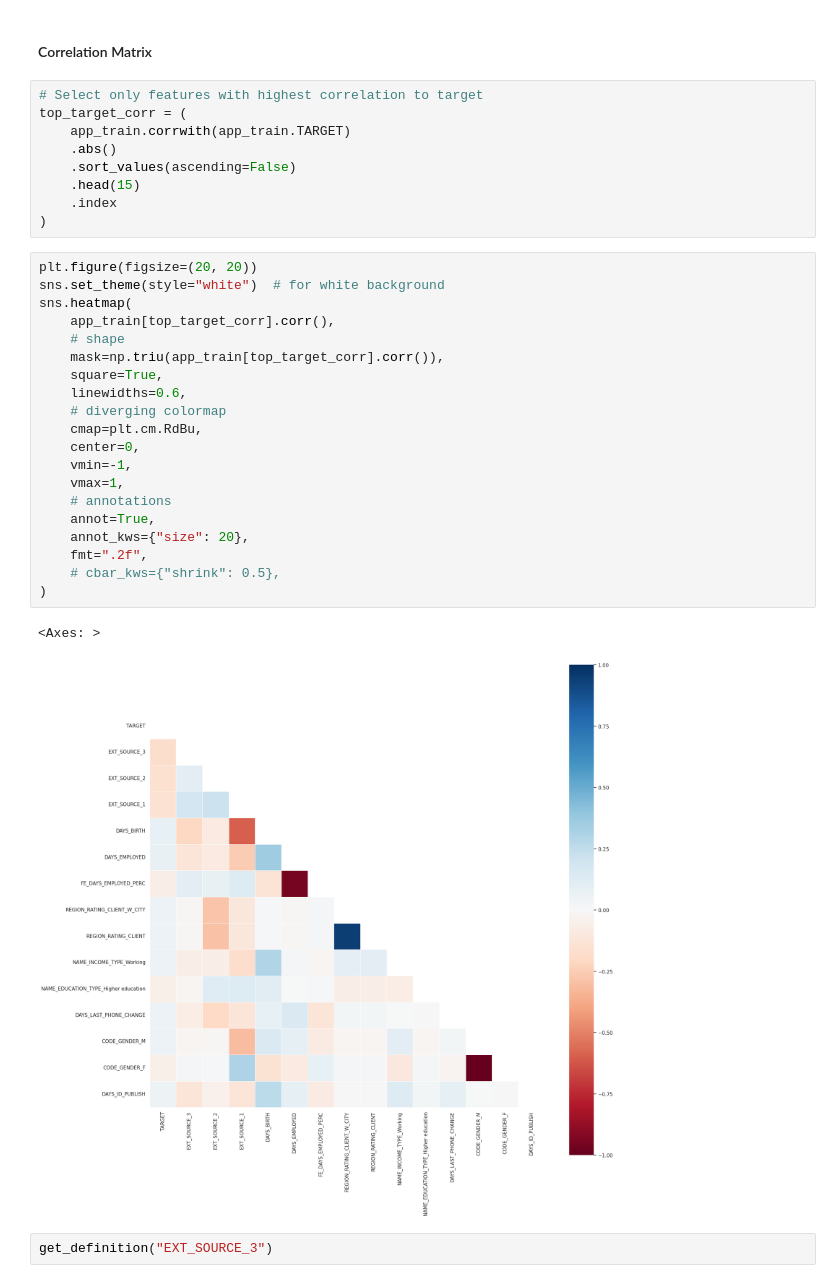
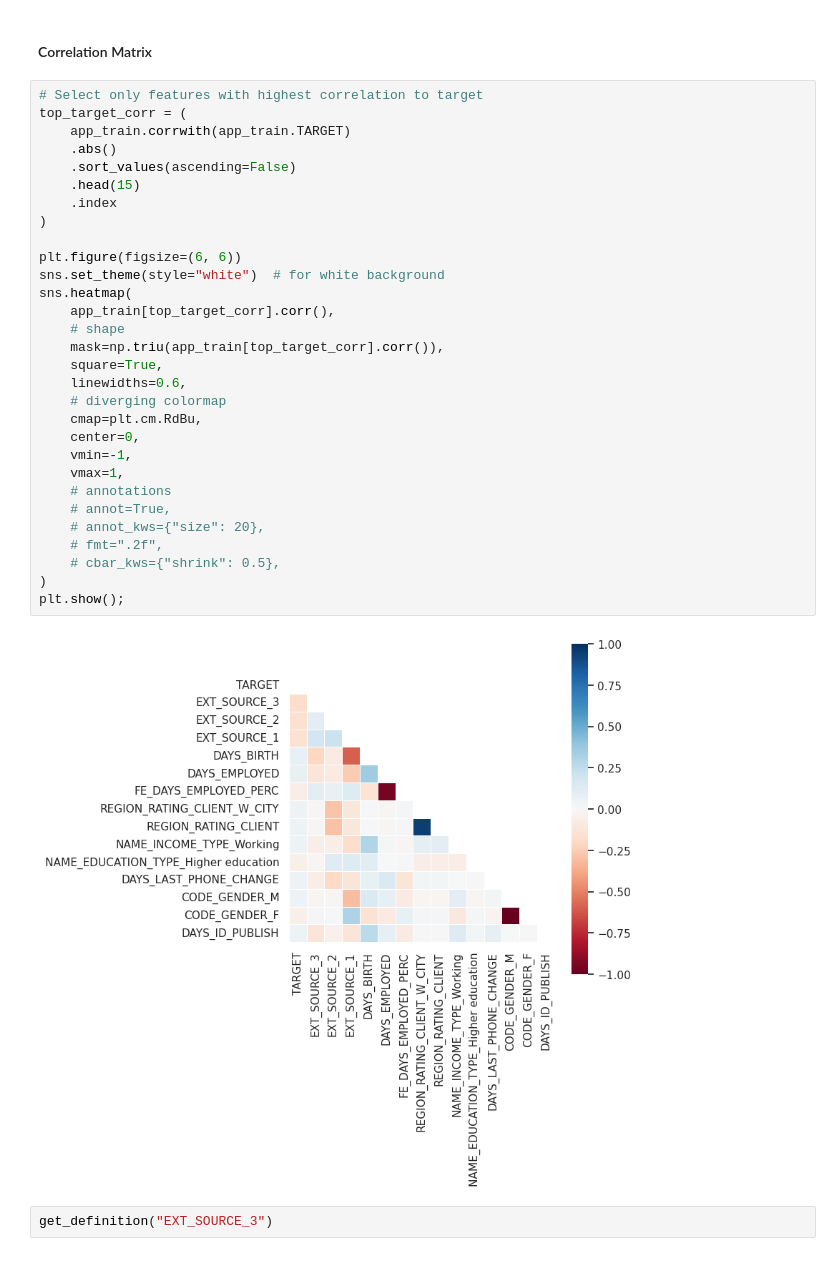
Before and after one commit to carlgennetais/P7_scoring_ML, a Jupyter notebook: notebooks/P7_03_graphical_analysis.ipynb, the cells around one changed output. Cells and saved outputs as stored; diff of their text form.

```diff
--- a/notebooks/P7_03_graphical_analysis.ipynb
+++ b/notebooks/P7_03_graphical_analysis.ipynb
@@ -65,38 +65,38 @@ plt.legend(["0: loan paid", "1: payment difficulties"], loc="lower right")
 ### Bivariate analysis
 # %% [markdown]
 #### Correlation Matrix
-# %%
-# Select only features with highest correlation to target
-top_target_corr = (
-    app_train.corrwith(app_train.TARGET)
-    .abs()
-    .sort_values(ascending=False)
-    .head(15)
-    .index
-)
 # %%
-plt.figure(figsize=(20, 20))
+# Select only features with highest correlation to target
+top_target_corr = (
+    app_train.corrwith(app_train.TARGET)
+    .abs()
+    .sort_values(ascending=False)
+    .head(15)
+    .index
+)
+
+plt.figure(figsize=(6, 6))
 sns.set_theme(style="white")  # for white background
 sns.heatmap(
     app_train[top_target_corr].corr(),
     # shape
     mask=np.triu(app_train[top_target_corr].corr()),
     square=True,
     linewidths=0.6,
     # diverging colormap
     cmap=plt.cm.RdBu,
     center=0,
     vmin=-1,
     vmax=1,
     # annotations
-    annot=True,
-    annot_kws={"size": 20},
-    fmt=".2f",
+    # annot=True,
+    # annot_kws={"size": 20},
+    # fmt=".2f",
     # cbar_kws={"shrink": 0.5},
 )
+plt.show();
 # %% [output]
-<Axes: >
-[figure, old version]
+[figure, new version]
 # %%
 get_definition("EXT_SOURCE_3")
 # %% [output]
```
Also changed, not shown: parts of 11 cells of this notebook, 2 other files.
